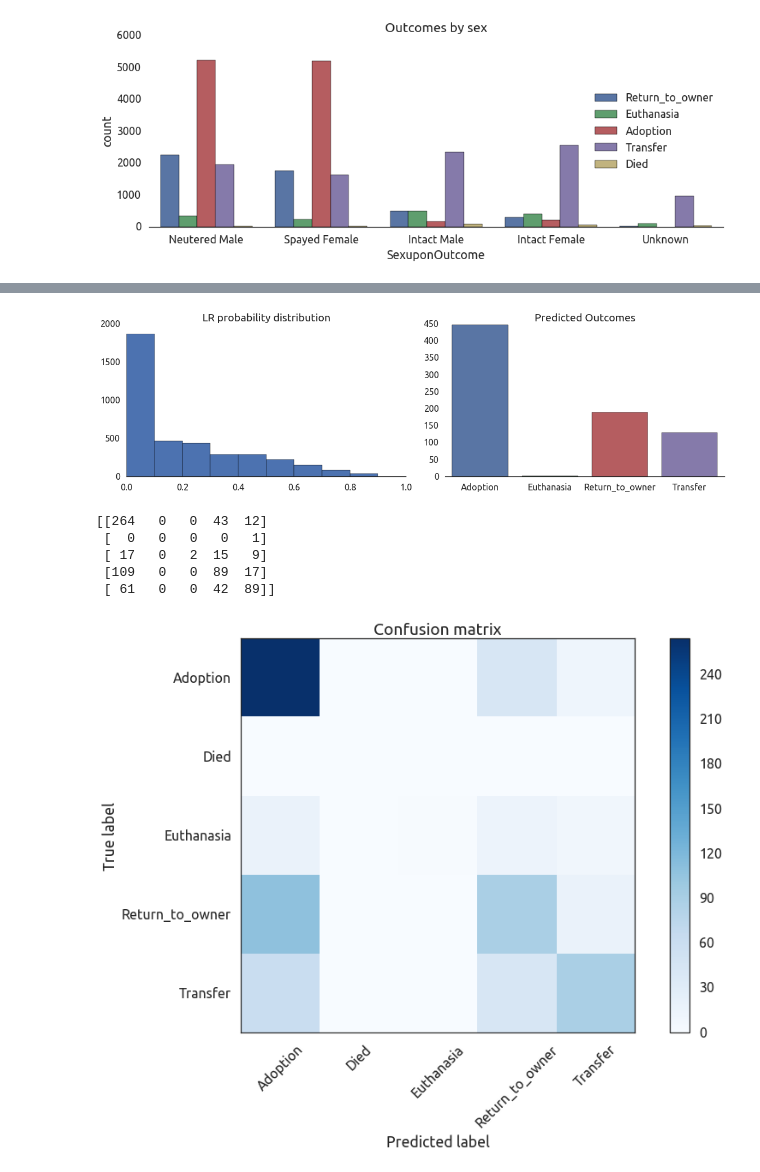
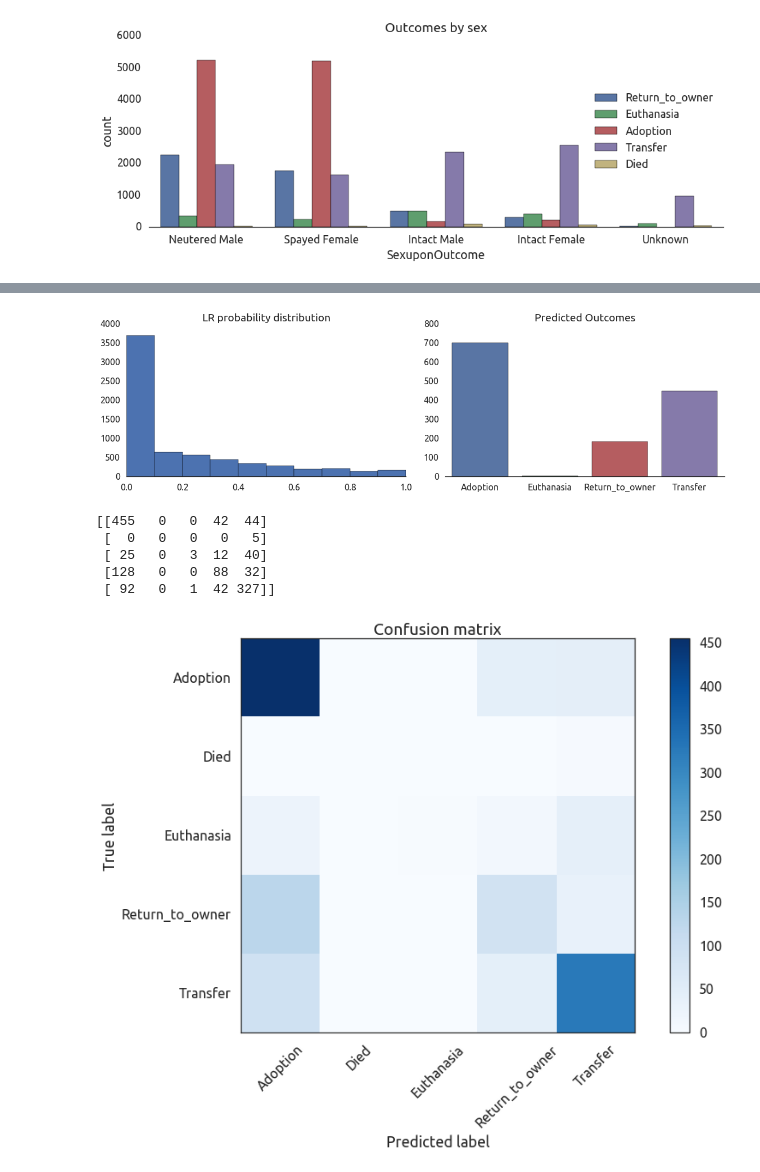
Before and after one commit to dlin17/w207_final, a Jupyter notebook: color.ipynb, the cells around one changed output, grey strips where cells are left out. Drawn from its saved outputs; the diff is of its cells as text; code cells hidden in the pictures.

```diff
--- a/color.ipynb
+++ b/color.ipynb
@@ -130,8 +120,7 @@ def process_data(df):
     df['shortBreed'] = df['Breed'].map(shortenBreed)
 
 
-    df['corp'] = df.apply(lambda x: ' '.join((x.Color, x.shortBreed,
-                                                       x.SexuponOutcome, x.Named,
+    df['corp'] = df.apply(lambda x: ' '.join((x.Color, x.SexuponOutcome, x.Named,
                                                        x.weekday, x.month)), axis=1)
 
     return df
@@ -149,7 +138,8 @@ def add_other_features(corpus, df, training=True):
     add = pd.concat([(df.AnimalType == 'Dog').astype(int),
                      df.minutezero,
                      pd.get_dummies(df.hour),
-                    pd.get_dummies(df.ageGroups)], axis=1)
+                    pd.get_dummies(df.ageGroups),
+                    df.ix[:,breed_list]], axis=1)
 
     if training:
         add = pd.concat([add, df.OutcomeType], axis=1)
@@ -163,6 +153,8 @@ train = new_corp.iloc[split:,:-1]
 
 dev_labels = new_corp.iloc[:split,-1]
 train_labels = new_corp.iloc[split:,-1]
+
+test = process_data(test)
 # %%
 plt.figure(figsize=(15,9))
 for i, outcome in enumerate(['Return_to_owner','Adoption','Transfer']):
@@ -237,11 +229,12 @@ sns.despine(left=True)
 [figure]
 # %%
 clf = LogisticRegression(penalty='l1', C=0.1)
-clf.fit(train[train['AnimalType'] == 1], train_labels[train['AnimalType'] == 1])
-probs = clf.predict_proba(dev[dev['AnimalType'] == 1])
-preds = clf.predict(dev[dev['AnimalType'] == 1])
-print 'Logistic Regression Log Loss: {:.3f}'.format(log_loss(dev_labels[dev['AnimalType'] == 1], probs))
-print 'Logistic Regression Accuracy: {:.3f}'.format(clf.score(dev[dev['AnimalType'] == 1], dev_labels[dev['AnimalType'] == 1]))
+clf.fit(train, train_labels)
+probs = clf.predict_proba(dev)
+preds = clf.predict(dev)
+print 'Logistic Regression Log Loss: {:.3f}'.format(log_loss(dev_labels, probs))
+print 'Logistic Regression Accuracy: {:.3f}'.format(clf.score(dev, dev_labels))
+
 
 plt.figure(figsize=(16,5))
 # plt.subplot(1,2,1)
@@ -275,7 +268,7 @@ Logistic Regression Accuracy: 0.579
-[figure, old version]
+[figure, new version]
 # %%
 # print clf.classes_
-cm = confusion_matrix(dev_labels[dev['AnimalType'] == 1], preds, labels=clf.classes_)
+cm = confusion_matrix(dev_labels, preds, labels=clf.classes_)
 
 
 def plot_confusion_matrix(cm, title='Confusion matrix', cmap=plt.cm.Blues, labels=clf.classes_):
@@ -293,9 +286,9 @@ plot_confusion_matrix(cm)
 cm_normalized = cm.astype('float') / cm.sum(axis=1)[:, np.newaxis]
 print cm
 # %% [output]
-[[264   0   0  43  12]
- [  0   0   0   0   1]
- [ 17   0   2  15   9]
- [109   0   0  89  17]
- [ 61   0   0  42  89]]
+[[455   0   0  42  44]
+ [  0   0   0   0   5]
+ [ 25   0   3  12  40]
+ [128   0   0  88  32]
+ [ 92   0   1  42 327]]
-[figure, old version]
+[figure, new version]
```
Also changed, not shown: parts of 7 cells of this notebook.
